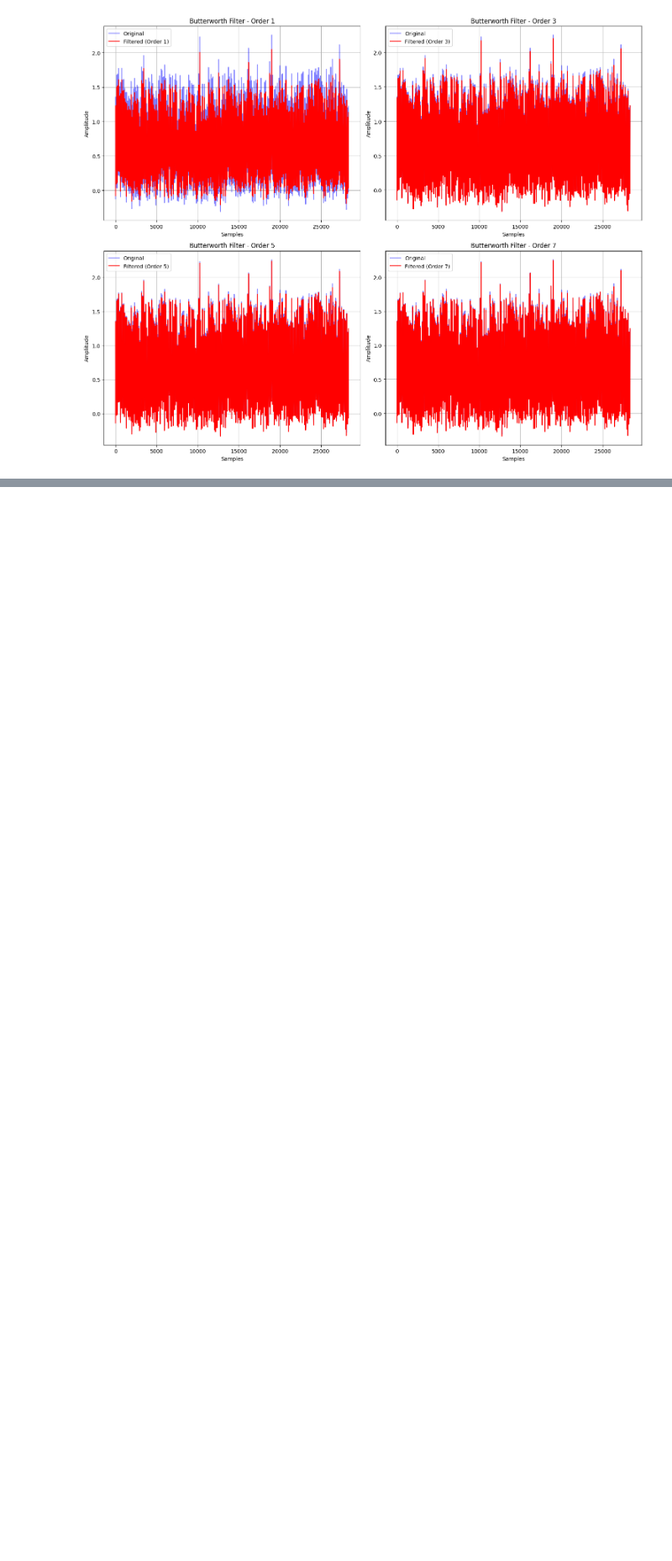
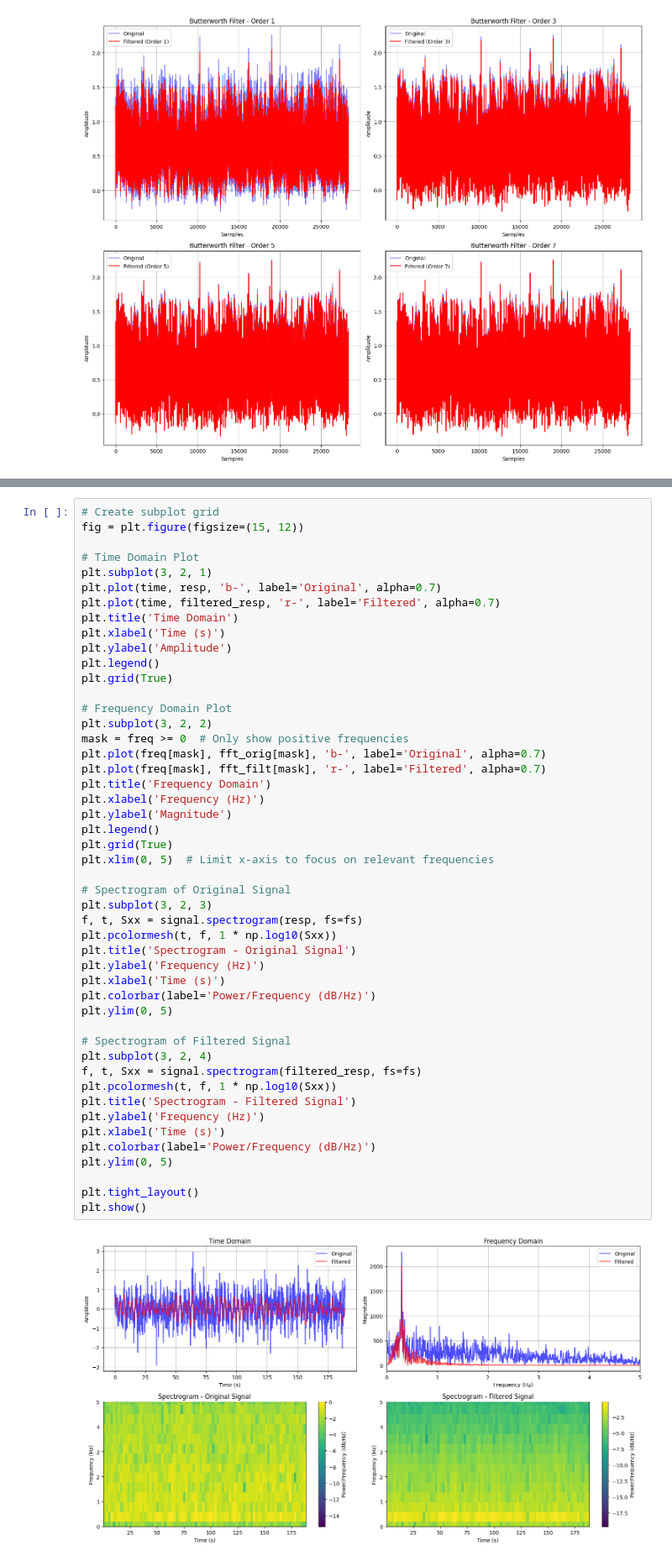
Before and after one commit to GhiffariIs/IF3024-HO2, a Jupyter notebook: 122140189.ipynb, the cells around one changed output, grey strips where cells are left out. Shown at 84% size. Cells and saved outputs as stored; diff of their text form; blank space fills up the shorter version.

```diff
--- a/122140189.ipynb
+++ b/122140189.ipynb
@@ -108,0 +166,50 @@ Pada hasil plot berikut, setelah dilakukan filtering dengan nilai orde, sinyal y
+# %%
+# Create subplot grid
+fig = plt.figure(figsize=(15, 12))
+
+# Time Domain Plot
+plt.subplot(3, 2, 1)
+plt.plot(time, resp, 'b-', label='Original', alpha=0.7)
+plt.plot(time, filtered_resp, 'r-', label='Filtered', alpha=0.7)
+plt.title('Time Domain')
+plt.xlabel('Time (s)')
+plt.ylabel('Amplitude')
+plt.legend()
+plt.grid(True)
+
+# Frequency Domain Plot
+plt.subplot(3, 2, 2)
+mask = freq >= 0  # Only show positive frequencies
+plt.plot(freq[mask], fft_orig[mask], 'b-', label='Original', alpha=0.7)
+plt.plot(freq[mask], fft_filt[mask], 'r-', label='Filtered', alpha=0.7)
+plt.title('Frequency Domain')
+plt.xlabel('Frequency (Hz)')
+plt.ylabel('Magnitude')
+plt.legend()
+plt.grid(True)
+plt.xlim(0, 5)  # Limit x-axis to focus on relevant frequencies
+
+# Spectrogram of Original Signal
+plt.subplot(3, 2, 3)
+f, t, Sxx = signal.spectrogram(resp, fs=fs)
+plt.pcolormesh(t, f, 1 * np.log10(Sxx))
+plt.title('Spectrogram - Original Signal')
+plt.ylabel('Frequency (Hz)')
+plt.xlabel('Time (s)')
+plt.colorbar(label='Power/Frequency (dB/Hz)')
+plt.ylim(0, 5)
+
+# Spectrogram of Filtered Signal
+plt.subplot(3, 2, 4)
+f, t, Sxx = signal.spectrogram(filtered_resp, fs=fs)
+plt.pcolormesh(t, f, 1 * np.log10(Sxx))
+plt.title('Spectrogram - Filtered Signal')
+plt.ylabel('Frequency (Hz)')
+plt.xlabel('Time (s)')
+plt.colorbar(label='Power/Frequency (dB/Hz)')
+plt.ylim(0, 5)
+
+plt.tight_layout()
+plt.show()
+# %% [output]
+[figure, added]
```
Also changed, not shown: parts of 13 cells of this notebook, 1 other file.
